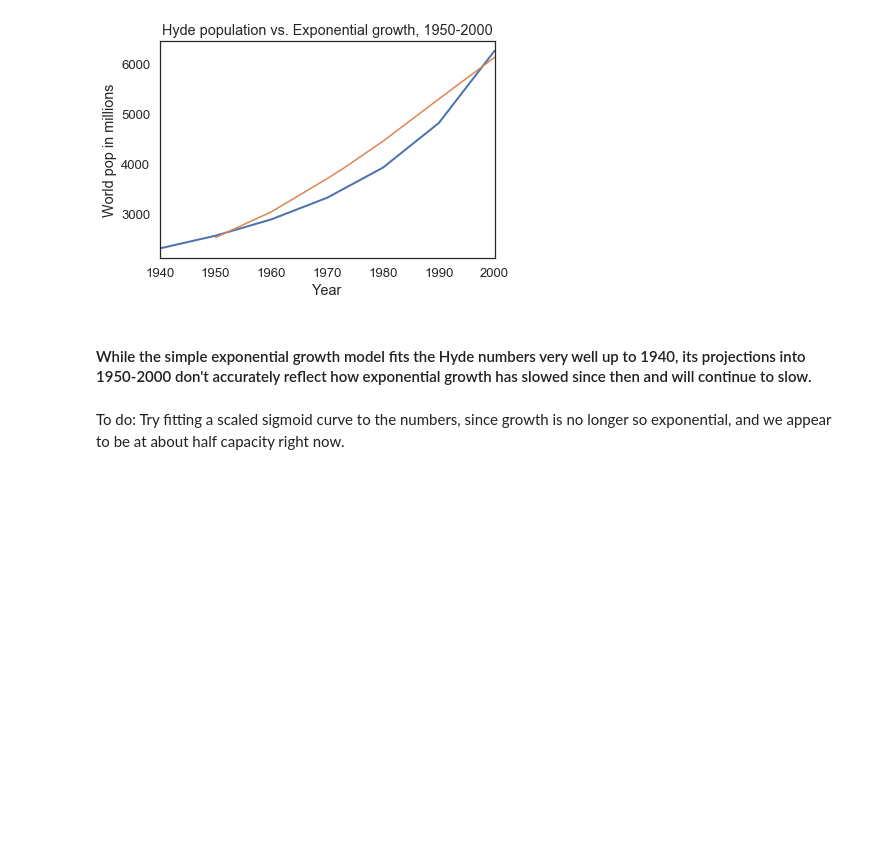
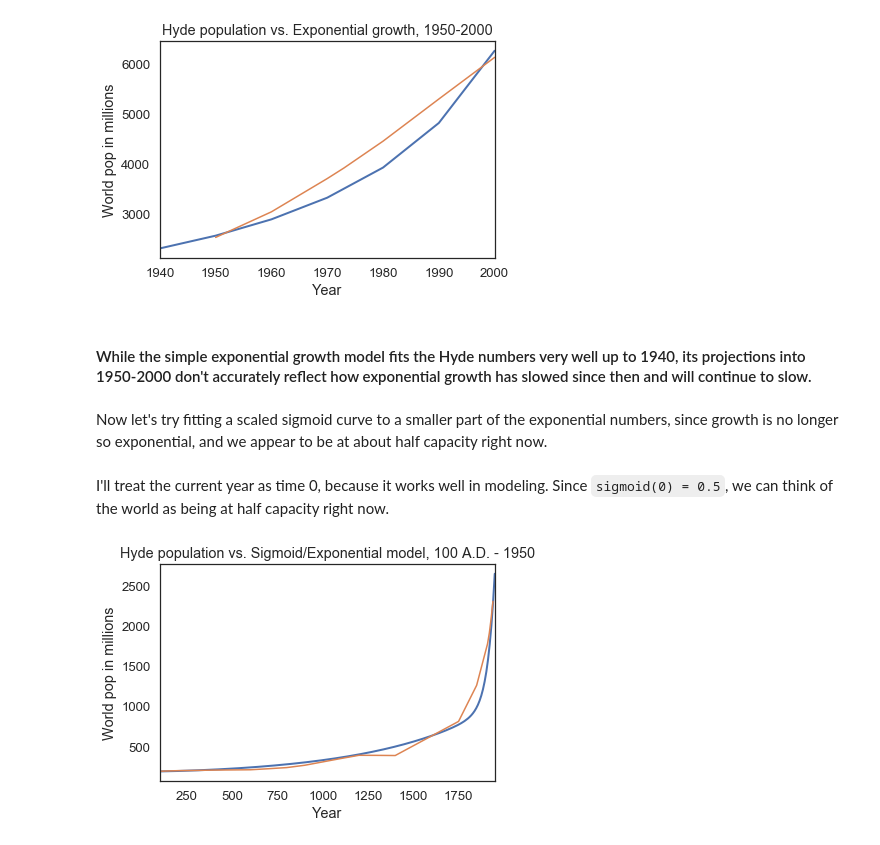
Before and after one commit to ebhtra/msds-604, a Jupyter notebook: ModSimPy/notebooks/chap10.ipynb, the cells around one changed output. Saved outputs shown, nothing was run; the diff lists cells and outputs as text; code cells hidden in the pictures; blank space fills up the shorter version.

Commit message:
add sigmoid model to chap 10

```diff
--- a/ModSimPy/notebooks/chap10.ipynb
+++ b/ModSimPy/notebooks/chap10.ipynb
@@ -278,4 +278,35 @@ plt.title("Hyde population vs. Exponential growth, 1950-2000");
 # %% [markdown]
 #### While the simple exponential growth model fits the Hyde numbers very well up to 1940, its projections into 1950-2000 don't accurately reflect how exponential growth has slowed since then and will continue to slow.
 # %% [markdown]
-To do:  Try fitting a scaled sigmoid curve to the numbers, since growth is no longer so exponential, and we appear to be at about half capacity right now.
+Now let's try fitting a scaled sigmoid curve to a smaller part of the exponential numbers, since growth is no longer so exponential, and we appear to be at about half capacity right now.
+# %%
+def sigpop(year, alpha, maxpop):
+    return maxpop / (1 + np.exp(alpha * year))
+# %%
+def exppop(year, pop0, x, y, z):
+    '''reduced exponential component of population.
+       x: multiplicative yearly growth rate
+       y: exponent applied to the year
+       z: divide the exponent by this
+    '''
+    return pop0 * x**(year**y / z)
+# %% [markdown]
+I'll treat the current year as time 0, because it works well in modeling. Since `sigmoid(0) = 0.5`, we can think of the world as being at half capacity right now.
+# %%
+t_0 = 2022  # this is just coincidence, because it makes the model fit well
+alpha = -.028  # more negative means more growth centered around t_0
+maxpop = 14e9  # a theoretical maximum capacity for world population
+years = np.linspace(100, 1950, 200)
+pop1 = 190 # approx pop at year 1 A.D., according to Hyde figs
+
+# by trial and error:
+x = 1.00013
+y = 1.63
+z = 18;
+# %%
+plot(years, [(sigpop(yr - t_0, alpha, maxpop) / 1e6 + exppop(yr, pop1, x, y, z)) for yr in years])
+hyde.loc[100:, "HYDE"].plot()
+plt.ylabel("World pop in millions")
+plt.title("Hyde population vs. Sigmoid/Exponential model, 100 A.D. - 1950");
+# %% [output]
+[figure, added]
```
Also changed, not shown: parts of 3 cells of this notebook.
